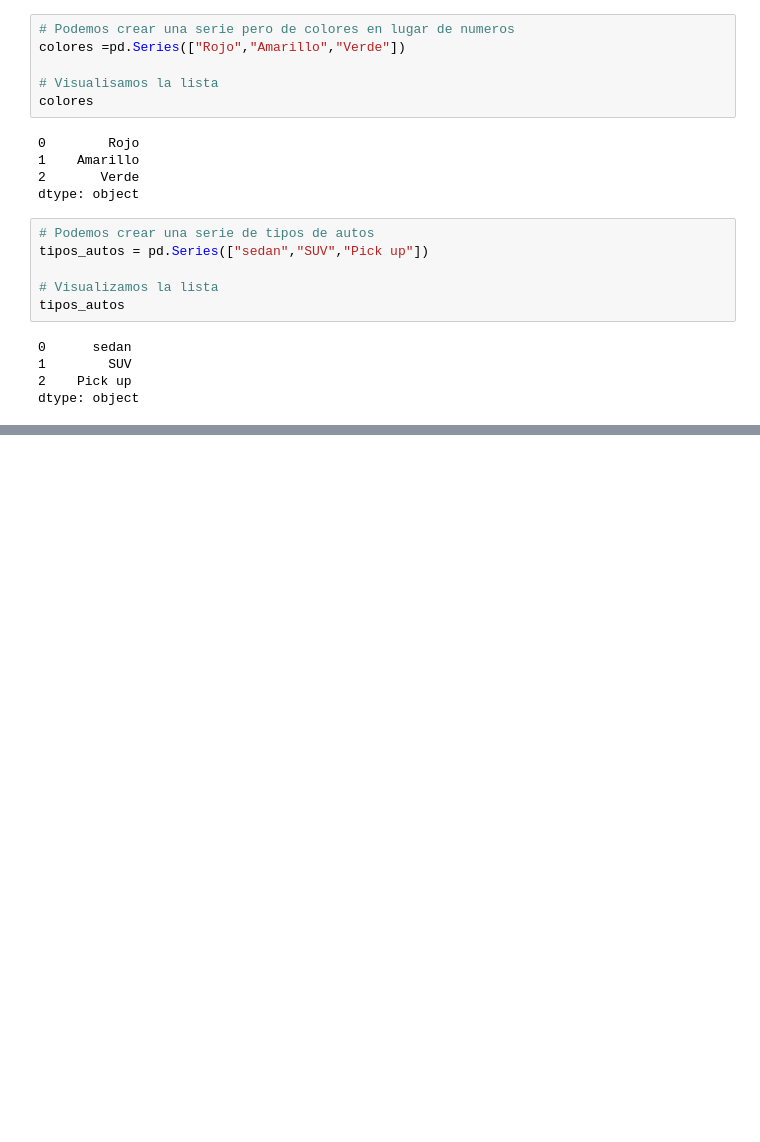
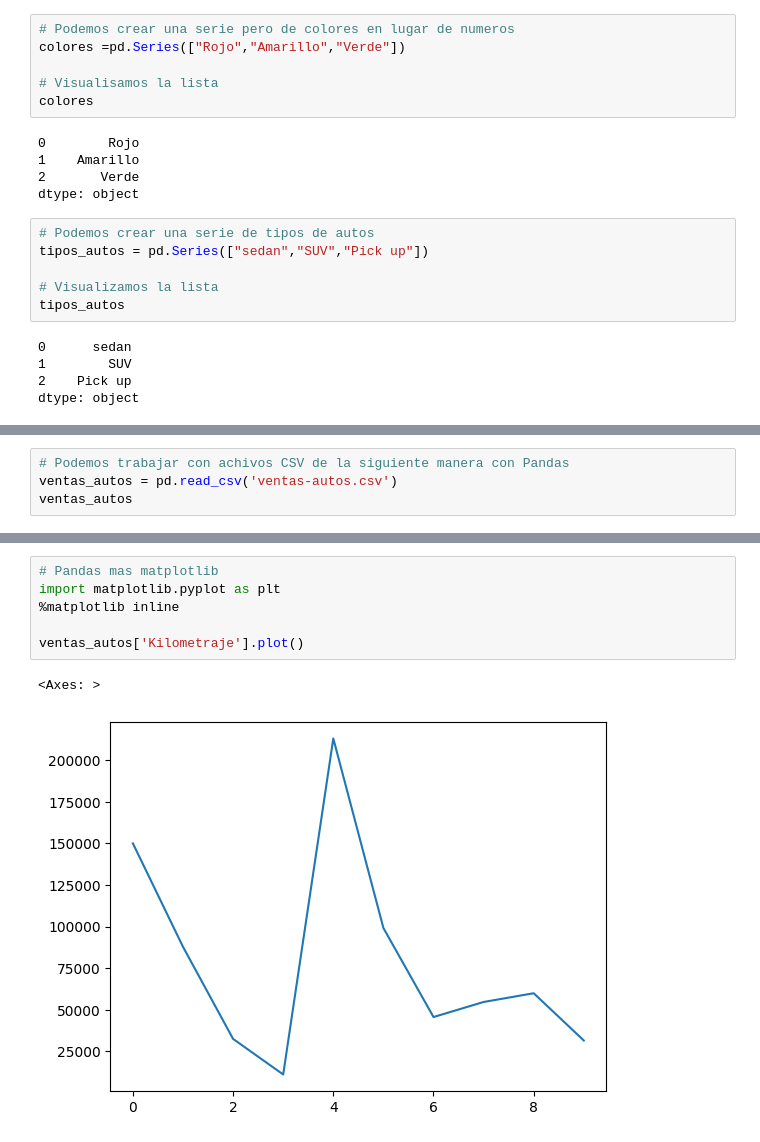
Before and after one commit to mcc-oscar-perez/Python, a Jupyter notebook: Modelo_De_Machine_Learning/Pandas_basic.ipynb, the cells around one changed output, grey strips where cells are left out. Cells and saved outputs as stored; diff of their text form; blank space fills up the shorter version.

Commit message:
ML Pandas2

```diff
--- a/Modelo_De_Machine_Learning/Pandas_basic.ipynb
+++ b/Modelo_De_Machine_Learning/Pandas_basic.ipynb
@@ -36,0 +46,4 @@ dtype: object
+# %%
+# Podemos trabajar con achivos CSV de la siguiente manera con Pandas
+ventas_autos = pd.read_csv('ventas-autos.csv')
+ventas_autos
@@ -36,0 +211,9 @@ dtype: object
+# %%
+# Pandas mas matplotlib
+import matplotlib.pyplot as plt
+%matplotlib inline
+
+ventas_autos['Kilometraje'].plot()
+# %% [output]
+<Axes: >
+[figure, added]
```
Also changed, not shown: parts of 21 cells of this notebook, 2 other files.
